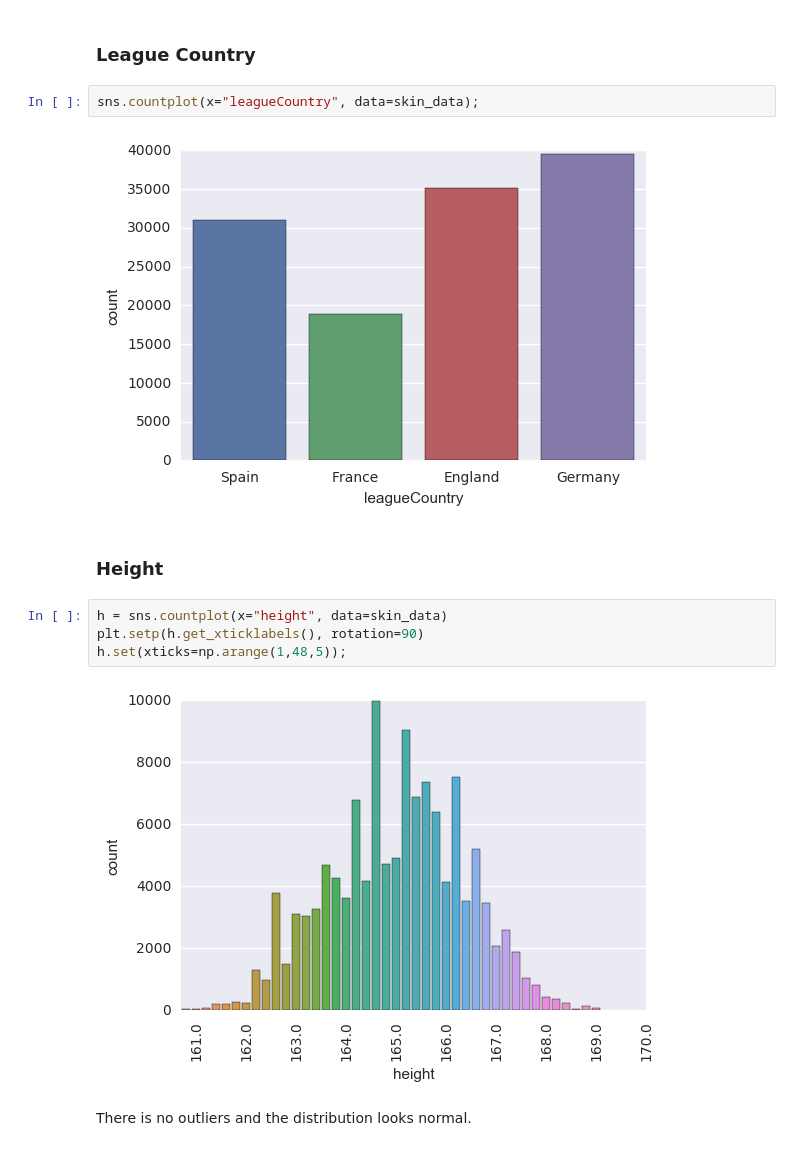
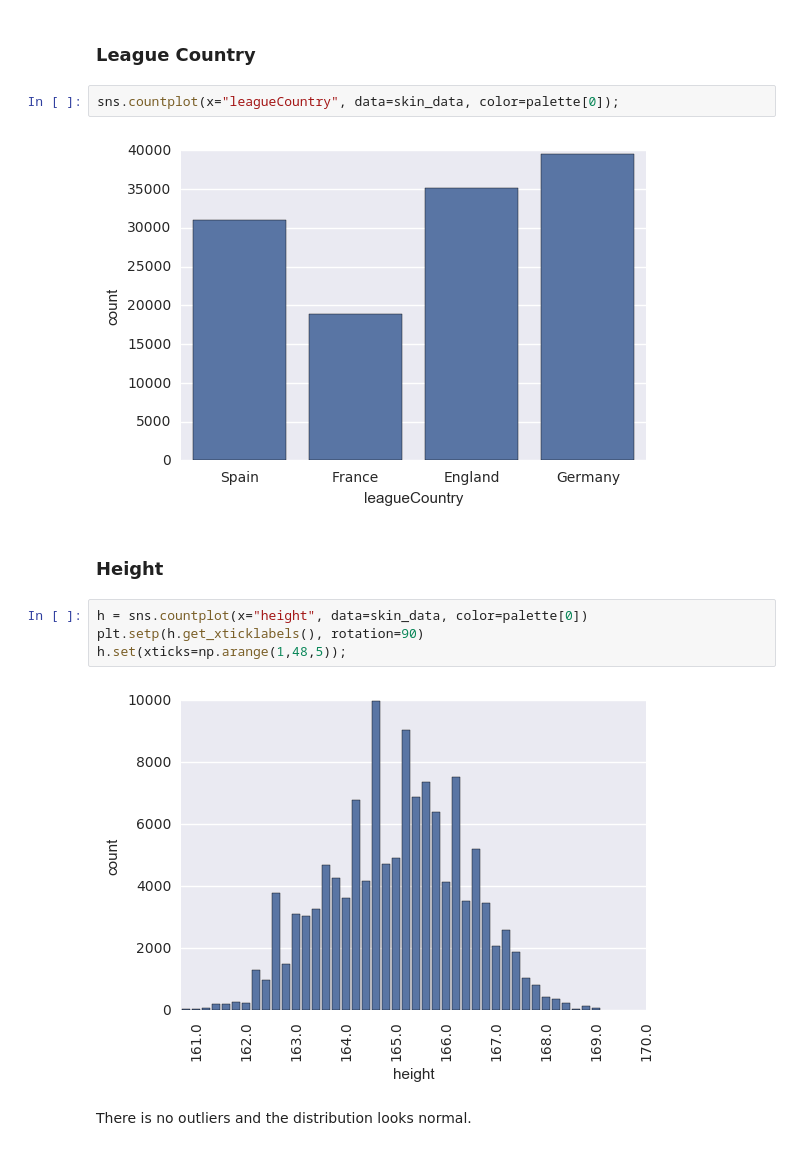
Before and after one commit to semplea/adaepfl-hw, a Jupyter notebook: 04 - Applied ML/nb.ipynb, the cells around one changed output. Saved outputs shown, nothing was run; the diff lists cells and outputs as text.

```diff
--- a/04 - Applied ML/nb.ipynb
+++ b/04 - Applied ML/nb.ipynb
@@ -129,17 +138,17 @@ Everything seems fine for the date values.
 # %% [markdown]
 ### League Country
 # %%
-sns.countplot(x="leagueCountry", data=skin_data);
+sns.countplot(x="leagueCountry", data=skin_data, color=palette[0]);
 # %% [output]
-[figure, old version]
+[figure, new version]
 # %% [markdown]
 ### Height
 # %%
-h = sns.countplot(x="height", data=skin_data)
+h = sns.countplot(x="height", data=skin_data, color=palette[0])
 plt.setp(h.get_xticklabels(), rotation=90)
 h.set(xticks=np.arange(1,48,5));
 # %% [output]
-[figure, old version]
+[figure, new version]
 # %% [markdown]
 There is no outliers and the distribution looks normal.
 # %% [markdown]
```
Also changed, not shown: parts of 15 cells of this notebook.
